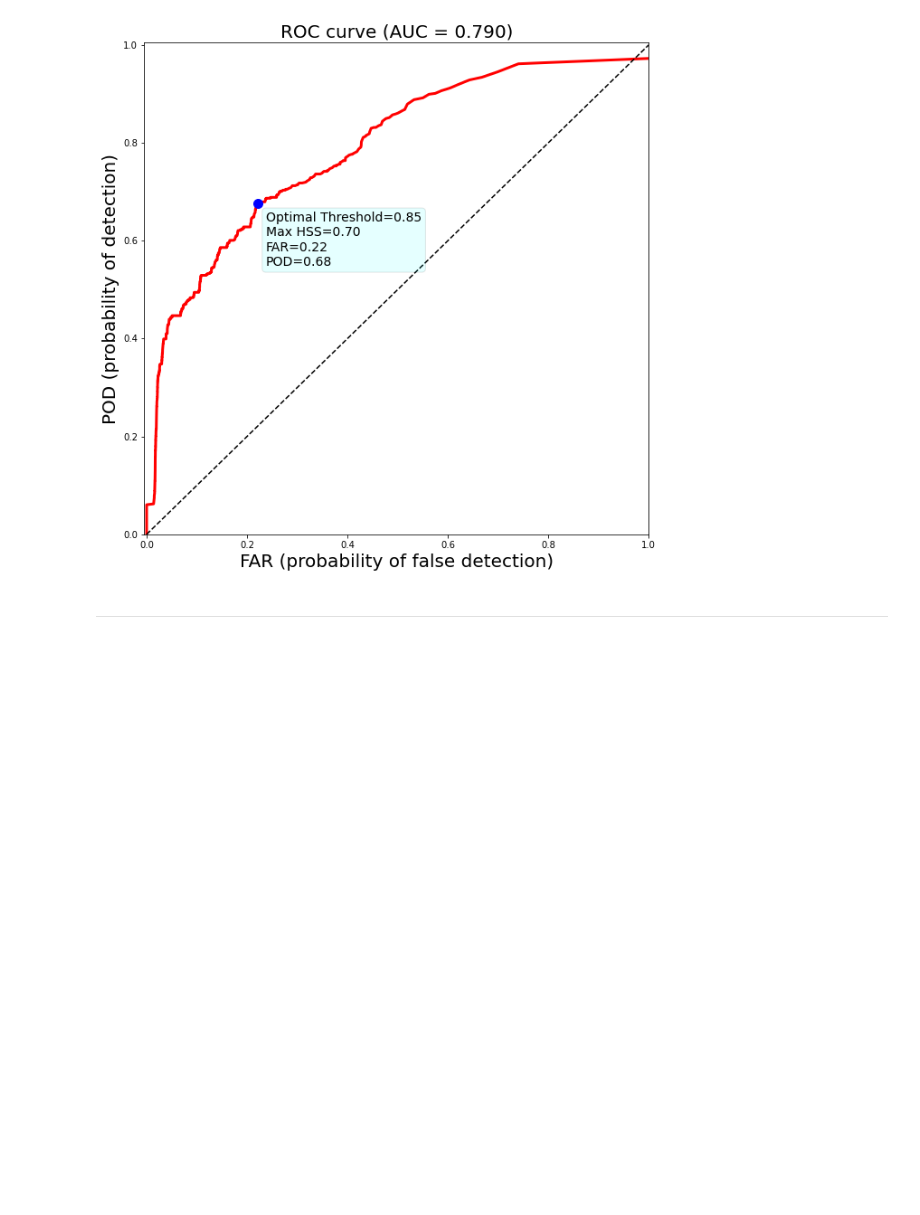
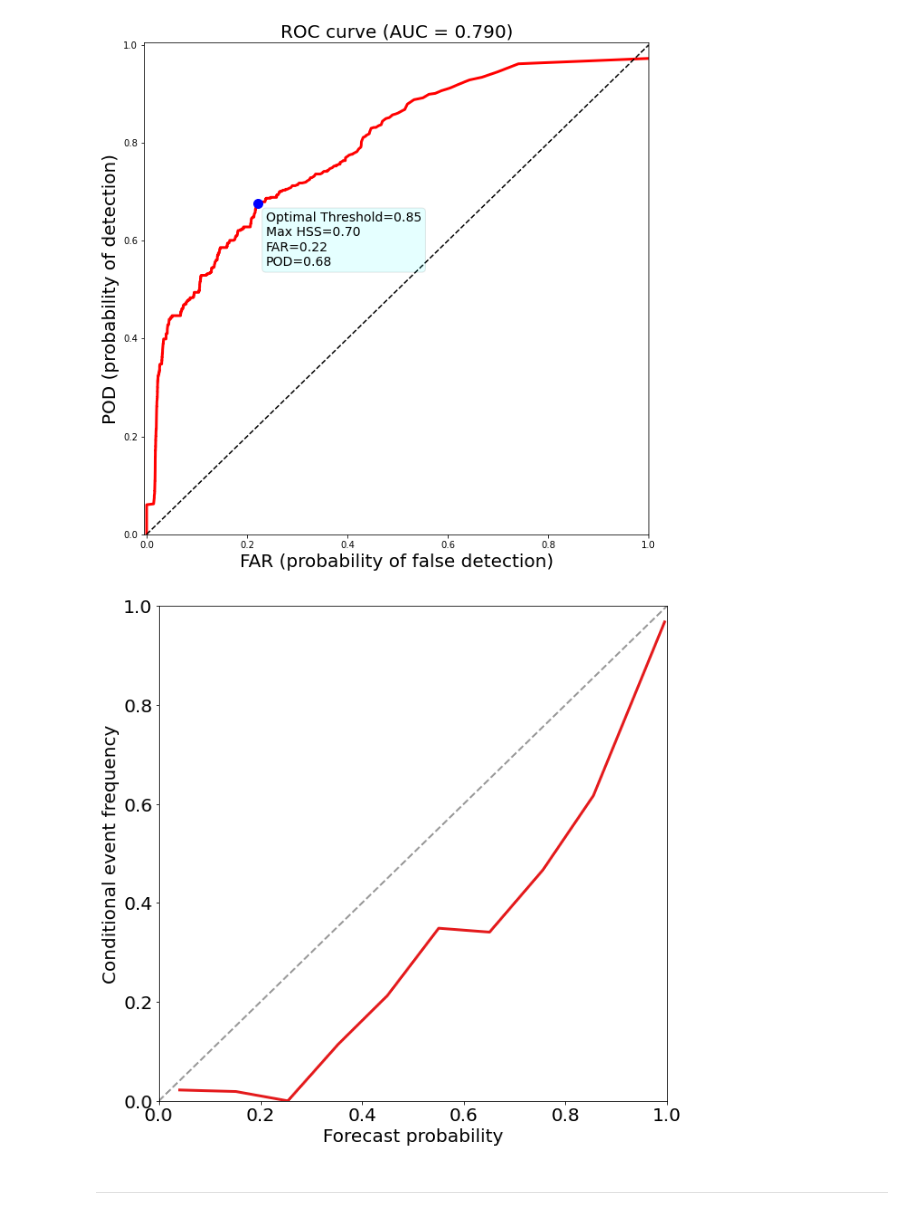
Before and after one commit to conrad-blucher-institute/FogNet, a Jupyter notebook: Evaluation/Evaluation.ipynb, the cells around one changed output. Cells and saved outputs as stored; diff of their text form; code cells hidden in the pictures; blank space fills up the shorter version.

```diff
--- a/Evaluation/Evaluation.ipynb
+++ b/Evaluation/Evaluation.ipynb
@@ -163,6 +170,11 @@ _ = cnn_evaluate.ROC_Curve_Plot(optimal_threshold_24_6400, TrAcc246400, Res24640
 # %% [output]
 <Figure size 720x720 with 0 Axes>
 [figure]
+# %%
+mean_forecast_probs, mean_event_frequencies, num_examples_by_bin = cnn_evaluate.plot_reliability_curve(
+    tr_24_6400_ytrue, tr_24_6400_ypred[:, 1], num_bins=10, axes_object=None)
+# %% [output]
+[figure, added]
 # %% [markdown]
 ***
 # %% [markdown]
```
Also changed, not shown: parts of 13 cells of this notebook, 1 other file.
